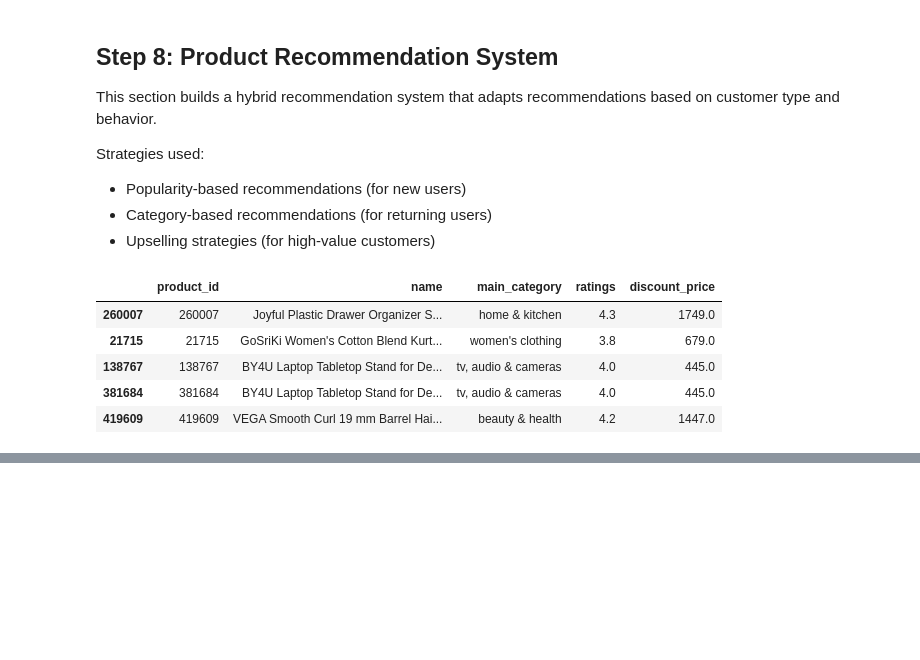
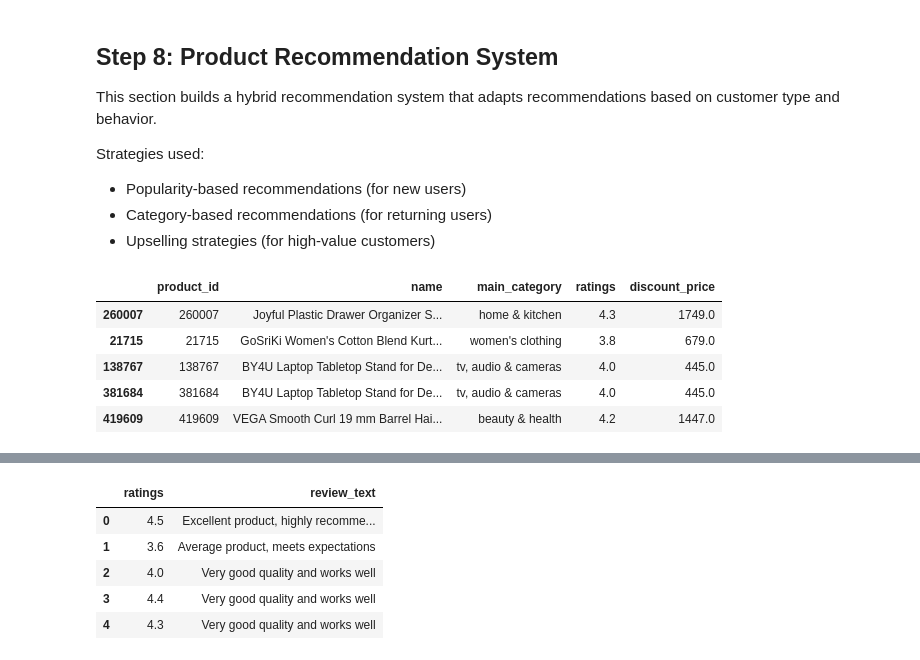
Before and after one commit to shankvarsh/amazon-recommendation-project, a Jupyter notebook: notebook/amazon_recommendation_system.ipynb, the cells around one changed output, grey strips where cells are left out. Drawn from its saved outputs; the diff is of its cells as text; code cells hidden in the pictures; blank space fills up the shorter version.

```diff
--- a/notebook/amazon_recommendation_system.ipynb
+++ b/notebook/amazon_recommendation_system.ipynb
@@ -758,0 +729,25 @@ Future Enhancements:
+# %%
+# Generate synthetic review text based on ratings
+def generate_review_text(rating):
+    if rating >= 4.5:
+        return "Excellent product, highly recommended"
+    elif rating >= 4.0:
+        return "Very good quality and works well"
+    elif rating >= 3.0:
+        return "Average product, meets expectations"
+    elif rating >= 2.0:
+        return "Not very satisfied, could be better"
+    else:
+        return "Poor quality, not recommended"
+
+# Apply to product dataset
+amazon_df["review_text"] = amazon_df["ratings"].apply(generate_review_text)
+
+amazon_df[["ratings", "review_text"]].head()
+# %% [output]
+|  | ratings | review_text |
+| 0 | 4.5 | Excellent product, highly recomme... |
+| 1 | 3.6 | Average product, meets expectations |
+| 2 | 4.0 | Very good quality and works well |
+| 3 | 4.4 | Very good quality and works well |
+| 4 | 4.3 | Very good quality and works well |
```
Also changed, not shown: parts of 19 cells of this notebook.
